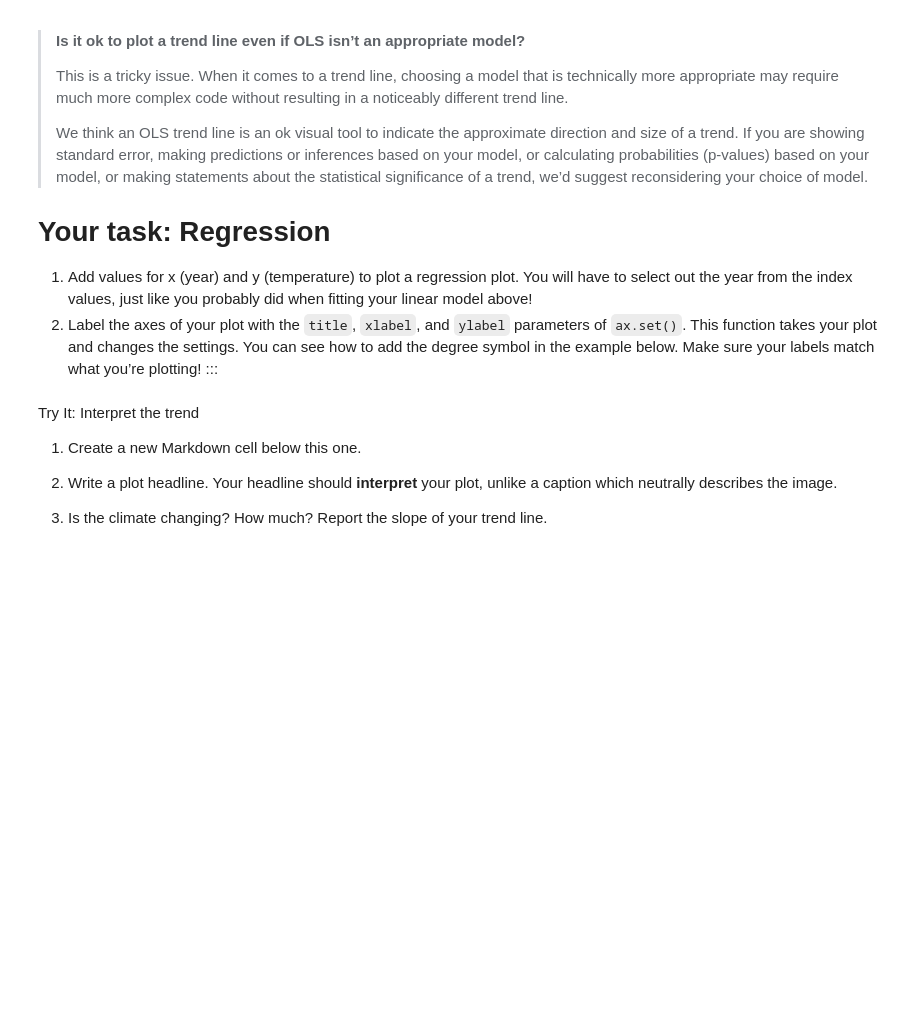
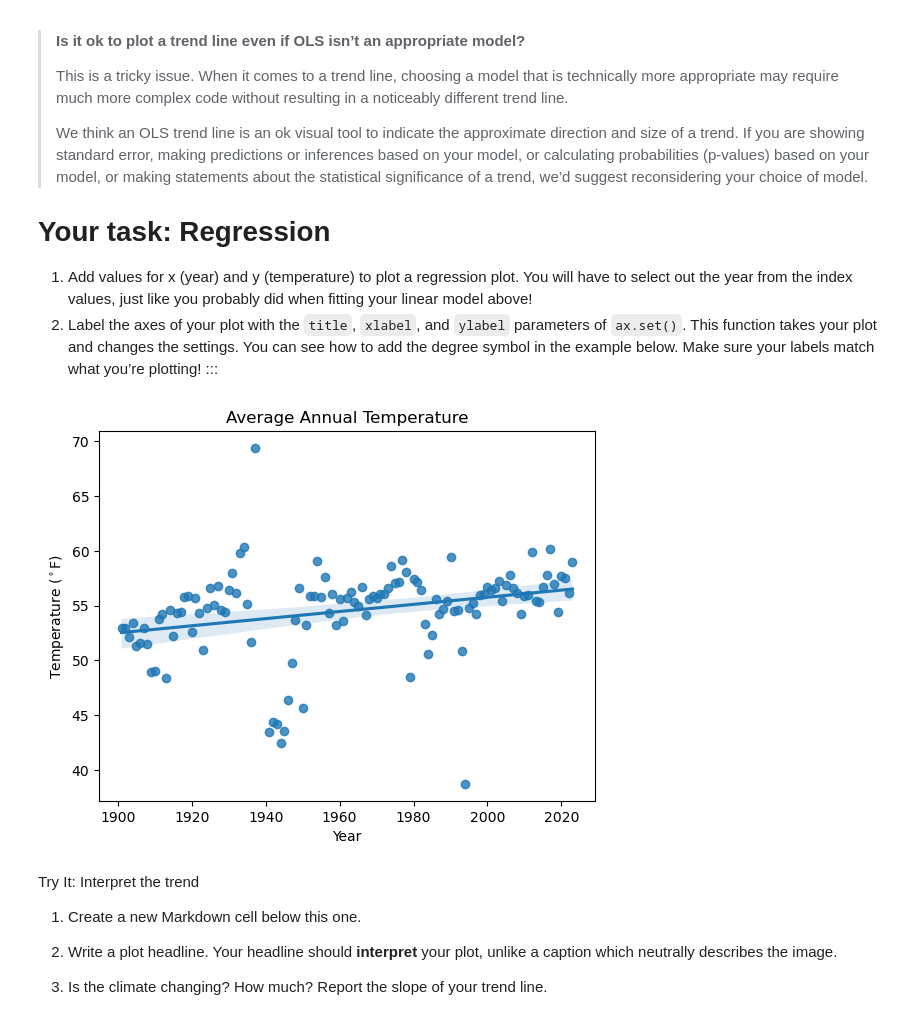
Before and after one commit to earthlab-education/climate-coding-challenge-lauren-alexandra, a Jupyter notebook: 02-climate-coding-challenge/05-climate-coding-challenge.ipynb, the cells around one changed output. Cells and saved outputs as stored; diff of their text form; code cells hidden in the pictures; blank space fills up the shorter version.

Commit message:
plot temps

```diff
--- a/02-climate-coding-challenge/05-climate-coding-challenge.ipynb
+++ b/02-climate-coding-challenge/05-climate-coding-challenge.ipynb
@@ -174,3 +174,7 @@ from sklearn.linear_model import LinearRegression
 > learned to code, and with the right question it’s a fantastic resource
 > for any coder to get access to up-to-date information from world
 > experts quickly). You can also use our solutions as a starting point.
+# %%
+ann_climate_df.dropna(inplace=True)
+
+ann_climate_df.head()
@@ -177,2 +228,11 @@ from sklearn.linear_model import LinearRegression
+# %%
+ann_climate_dates_df = ann_climate_df.reset_index()
+
+temp_dates = ann_climate_dates_df.drop(columns=['PRCP', 'TOBS'])
+temp_dates['DATE'] = temp_dates['DATE'].dt.year
+X = temp_dates.values # all years
+
+avg_temps = ann_climate_dates_df['TOBS']
+y = avg_temps.values # avg temps by year
 # %%
 # Fit an OLS Linear Regression to the data
@@ -209,17 +275,19 @@ show a trend.
 # %%
 # Plot annual average temperature data with a trend line
 ax = sns.regplot(
-    x=,
-    y=,
+    x=X,
+    y=y,
     )
 # Set plot labels
 ax.set(
-    title='',
-    xlabel='',
+    title='Average Annual Temperature',
+    xlabel='Year',
     ylabel='Temperature ($^\circ$F)'
 )
 # Display the plot without extra text
 plt.show()
+# %% [output]
+[figure, added]
 # %% [markdown]
 <link rel="stylesheet" type="text/css" href="./assets/styles.css"><div class="callout callout-style-default callout-titled callout-task"><div class="callout-header"><div class="callout-icon-container"><i class="callout-icon"></i></div><div class="callout-title-container flex-fill">Try It: Interpret the trend</div></div><div class="callout-body-container callout-body"><ol type="1">
 <li><p>Create a new Markdown cell below this one.</p></li>
```
Also changed, not shown: parts of 5 cells of this notebook, 1 other file.
